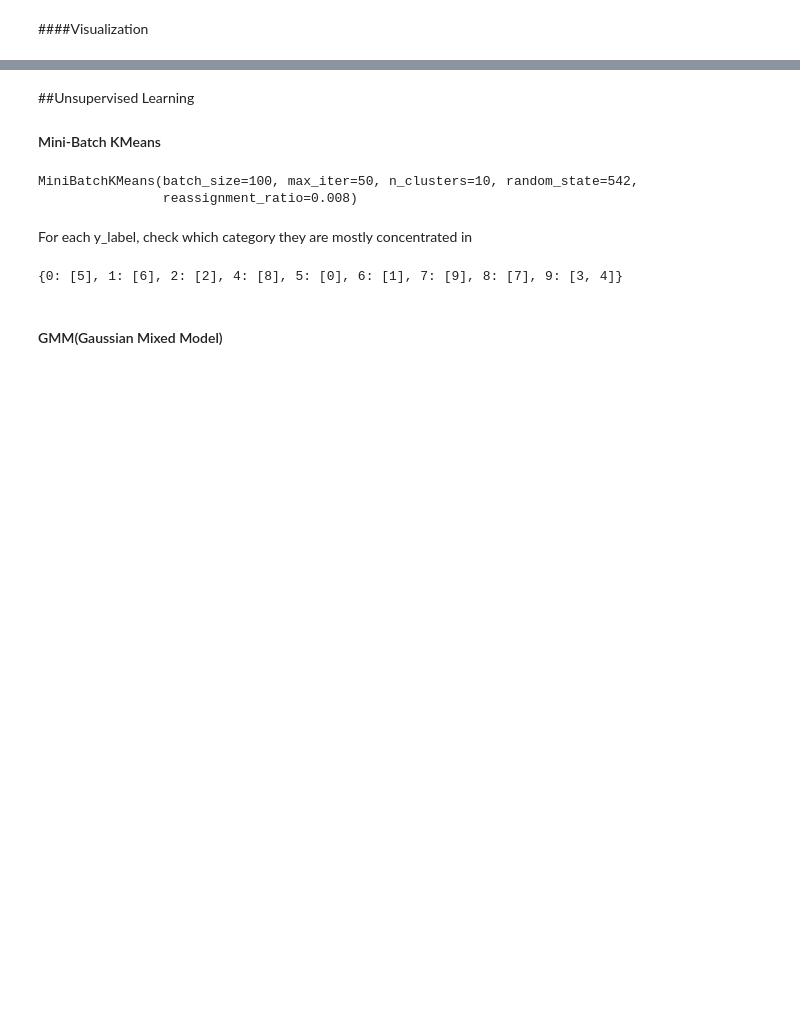
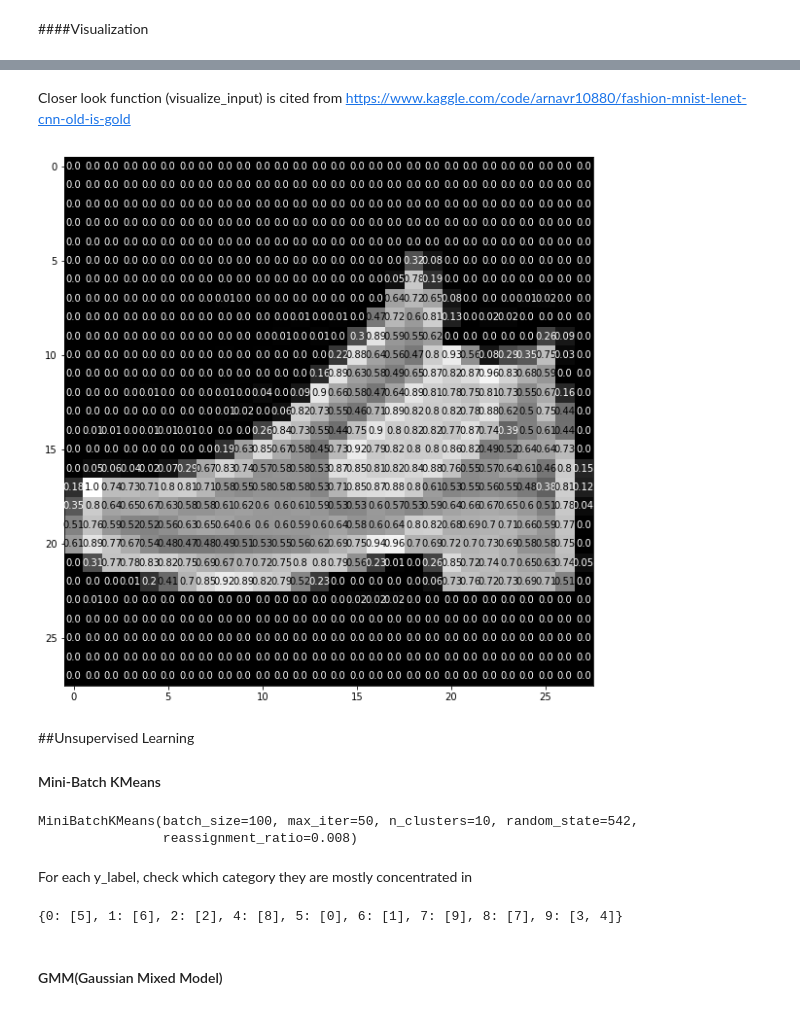
Before and after one commit to kexinz8/fashionMNIST, a Jupyter notebook: Unsupervised.ipynb, the cells around one changed output, grey strips where cells are left out. Drawn from its saved outputs; the diff is of its cells as text; code cells hidden in the pictures; blank space fills up the shorter version.

```diff
--- a/Unsupervised.ipynb
+++ b/Unsupervised.ipynb
@@ -62,3 +80,22 @@ for i in random.sample(range(0, 60000), 7):
+# %% [markdown]
+Closer look function (visualize_input) is cited from https://www.kaggle.com/code/arnavr10880/fashion-mnist-lenet-cnn-old-is-gold
+# %%
+def visualize_input(img, ax):
+    ax.imshow(img, cmap='gray')
+    width, height = img.shape
+    thresh = img.max()/2.5
+    for x in range(width):
+        for y in range(height):
+            ax.annotate(str(round(img[x][y],2)), xy=(y,x),
+                        horizontalalignment='center',
+                        verticalalignment='center',
+                        color='white' if img[x][y]<thresh else 'black')
+
+fig = plt.figure(figsize = (10,10))
+ax = fig.add_subplot(111)
+visualize_input(np.array(train_x.iloc[1]).reshape(28,28), ax)
+# %% [output]
+[figure, added]
 # %% [markdown]
 ##Unsupervised Learning
 #### Mini-Batch KMeans
```
Also changed, not shown: parts of 15 cells of this notebook.
